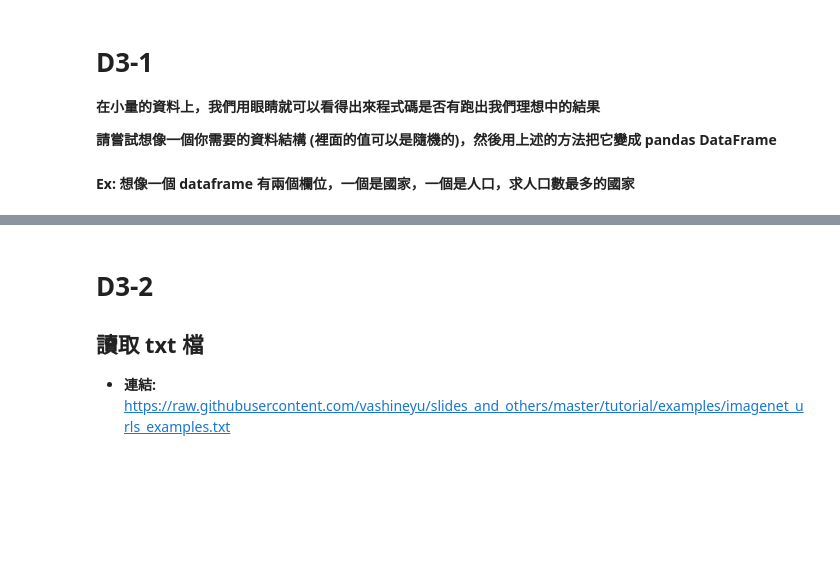
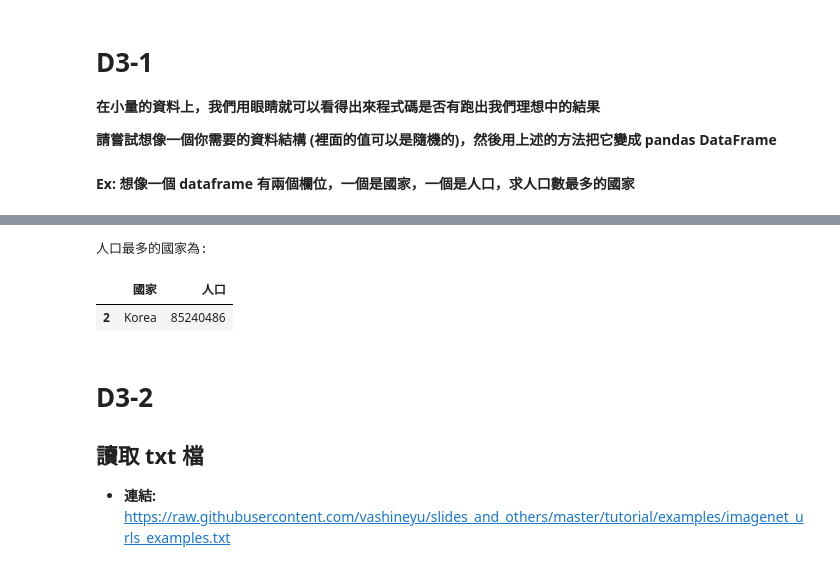
Before and after one commit to Rex-Chiang/2nd-ML100Days, a Jupyter notebook: homework/Day_003_HW.ipynb, the cells around one changed output, grey strips where cells are left out. Cells and saved outputs as stored; diff of their text form; code cells hidden in the pictures; blank space fills up the shorter version.

```diff
--- a/homework/Day_003_HW.ipynb
+++ b/homework/Day_003_HW.ipynb
@@ -26,3 +26,11 @@ country
+# %%
+most = max(country.loc[:,"人口"])
+print("人口最多的國家為:")
+country[country.loc[:,"人口"] == most]
+# %% [output]
+人口最多的國家為:
+|  | 國家 | 人口 |
+| 2 | Korea | 85240486 |
 # %% [markdown]
 # D3-2
 ## 讀取 txt 檔
```
Also changed, not shown: parts of 1 cell of this notebook.
